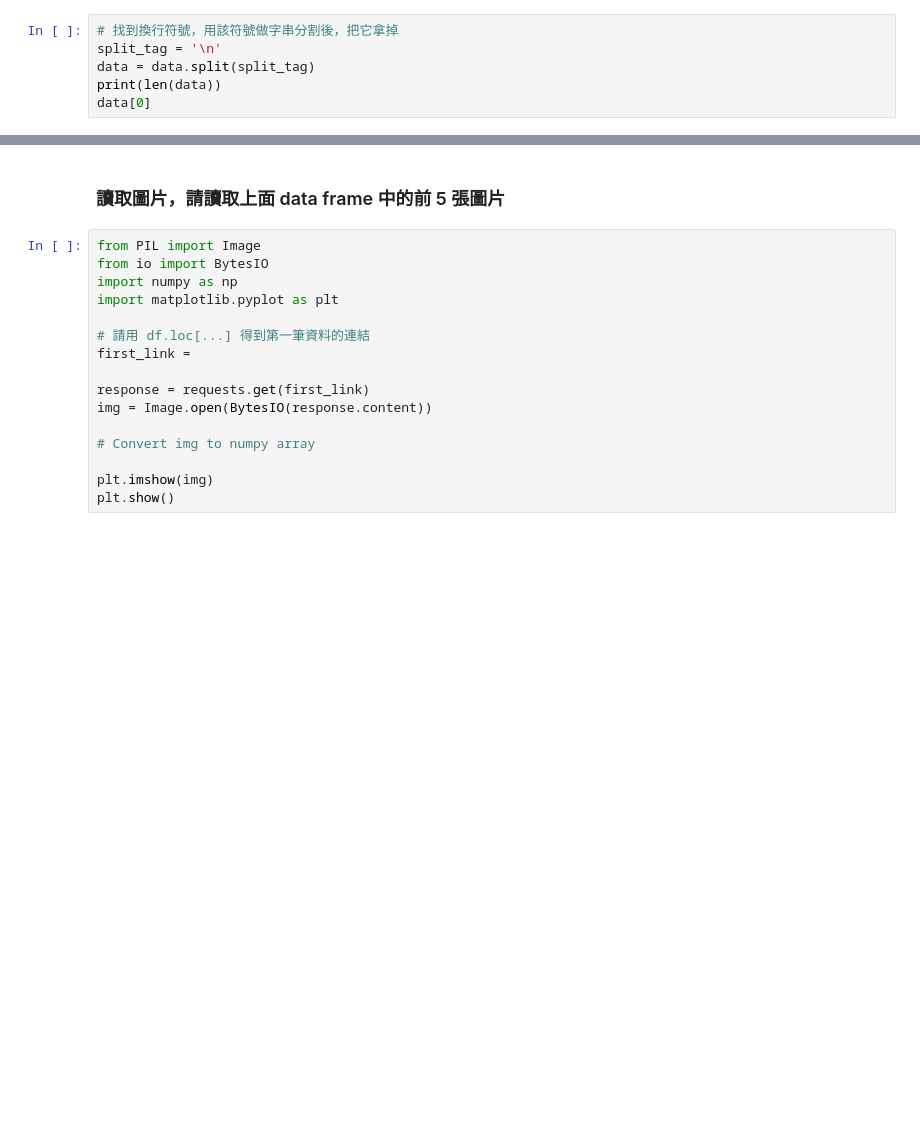
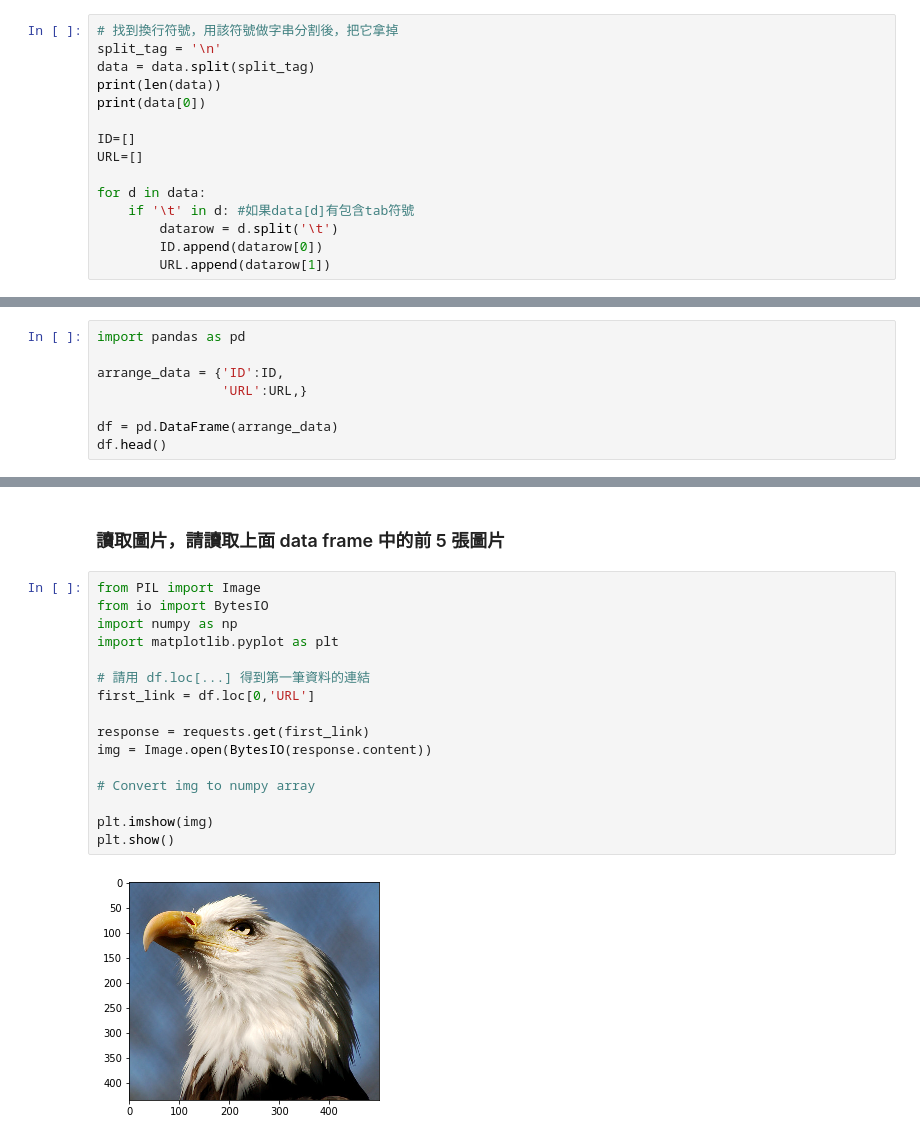
Before and after one commit to lankokelly/2nd-ML100days, a Jupyter notebook: homework/Day_003_HW.ipynb, the cells around one changed output, grey strips where cells are left out. Drawn from its saved outputs; the diff is of its cells as text; blank space fills up the shorter version.

```diff
--- a/homework/Day_003_HW.ipynb
+++ b/homework/Day_003_HW.ipynb
@@ -62,6 +81,15 @@ data[0:100]
 split_tag = '\n'
 data = data.split(split_tag)
 print(len(data))
-data[0]
+print(data[0])
+
+ID=[]
+URL=[]
+
+for d in data:
+    if '\t' in d: #如果data[d]有包含tab符號
+        datarow = d.split('\t')
+        ID.append(datarow[0])
+        URL.append(datarow[1])
 # %% [output]
 9996
@@ -91,0 +99,8 @@ data
+# %%
+import pandas as pd
+
+arrange_data = {'ID':ID,
+                'URL':URL,}
+
+df = pd.DataFrame(arrange_data)
+df.head()
@@ -94,19 +116,21 @@ data
 # %%
 from PIL import Image
 from io import BytesIO
 import numpy as np
 import matplotlib.pyplot as plt
 
 # 請用 df.loc[...] 得到第一筆資料的連結
-first_link =
+first_link = df.loc[0,'URL']
 
 response = requests.get(first_link)
 img = Image.open(BytesIO(response.content))
 
 # Convert img to numpy array
 
 plt.imshow(img)
 plt.show()
+# %% [output]
+[figure, added]
 # %%
 def img2arr_fromURLs(url_list, resize = False):
     """
```
Also changed, not shown: parts of 8 cells of this notebook.
